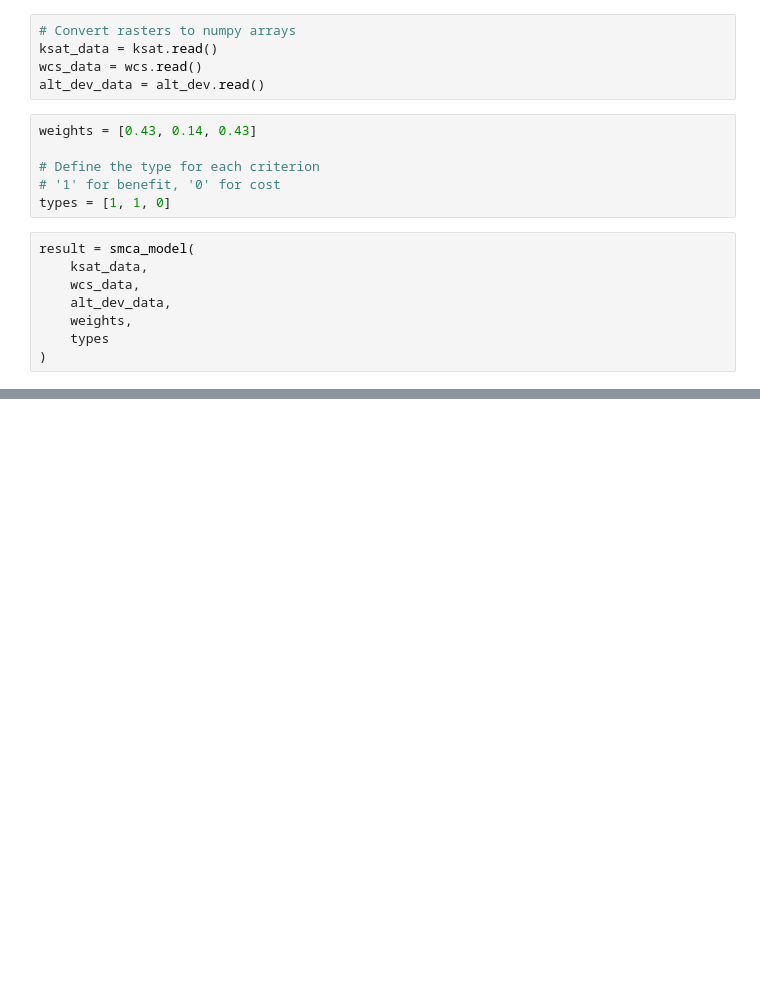
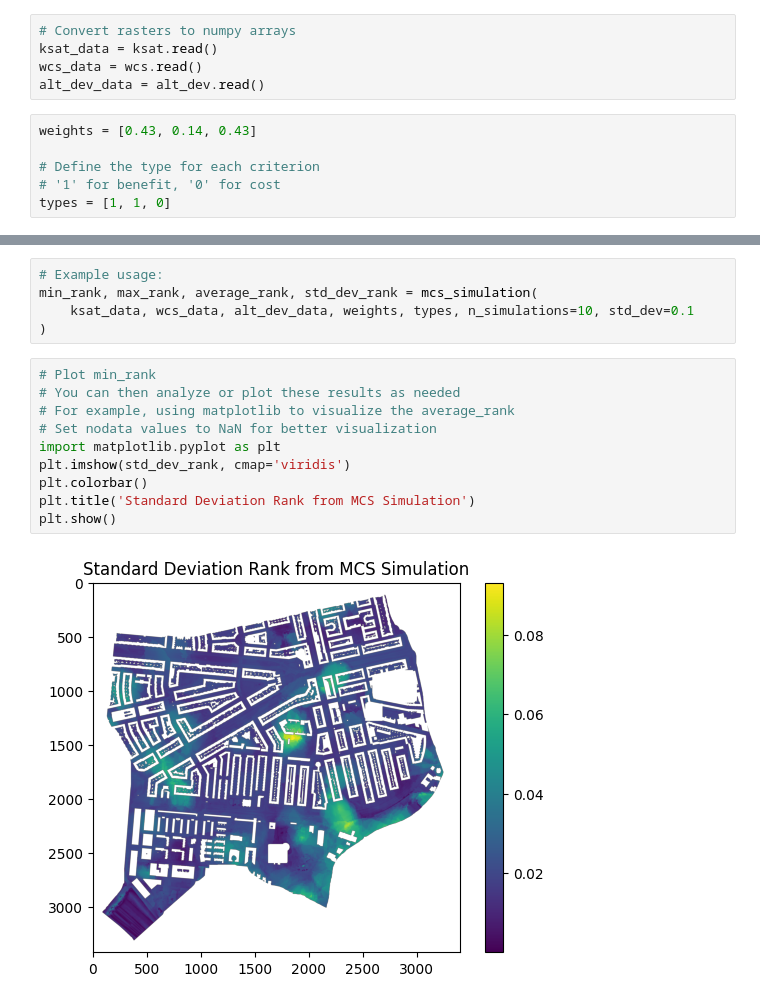
Before and after one commit to JulianWDev/strategicbgi, a Jupyter notebook: uncertainty.ipynb, the cells around one changed output, grey strips where cells are left out. Saved outputs shown, nothing was run; the diff lists cells and outputs as text; blank space fills up the shorter version.

```diff
--- a/uncertainty.ipynb
+++ b/uncertainty.ipynb
@@ -20,12 +22,4 @@ weights = [0.43, 0.14, 0.43]
 # Define the type for each criterion
 # '1' for benefit, '0' for cost
 types = [1, 1, 0]
-# %%
-result = smca_model(
-    ksat_data,
-    wcs_data,
-    alt_dev_data,
-    weights,
-    types
-)
 # %%
@@ -32,0 +59,17 @@ monte_carlo_
+# %%
+# Example usage:
+min_rank, max_rank, average_rank, std_dev_rank = mcs_simulation(
+    ksat_data, wcs_data, alt_dev_data, weights, types, n_simulations=10, std_dev=0.1
+)
+# %%
+# Plot min_rank
+# You can then analyze or plot these results as needed
+# For example, using matplotlib to visualize the average_rank
+# Set nodata values to NaN for better visualization
+import matplotlib.pyplot as plt
+plt.imshow(std_dev_rank, cmap='viridis')
+plt.colorbar()
+plt.title('Standard Deviation Rank from MCS Simulation')
+plt.show()
+# %% [output]
+[figure, added]
```
Also changed, not shown: parts of 2 cells of this notebook, 2 other files.
